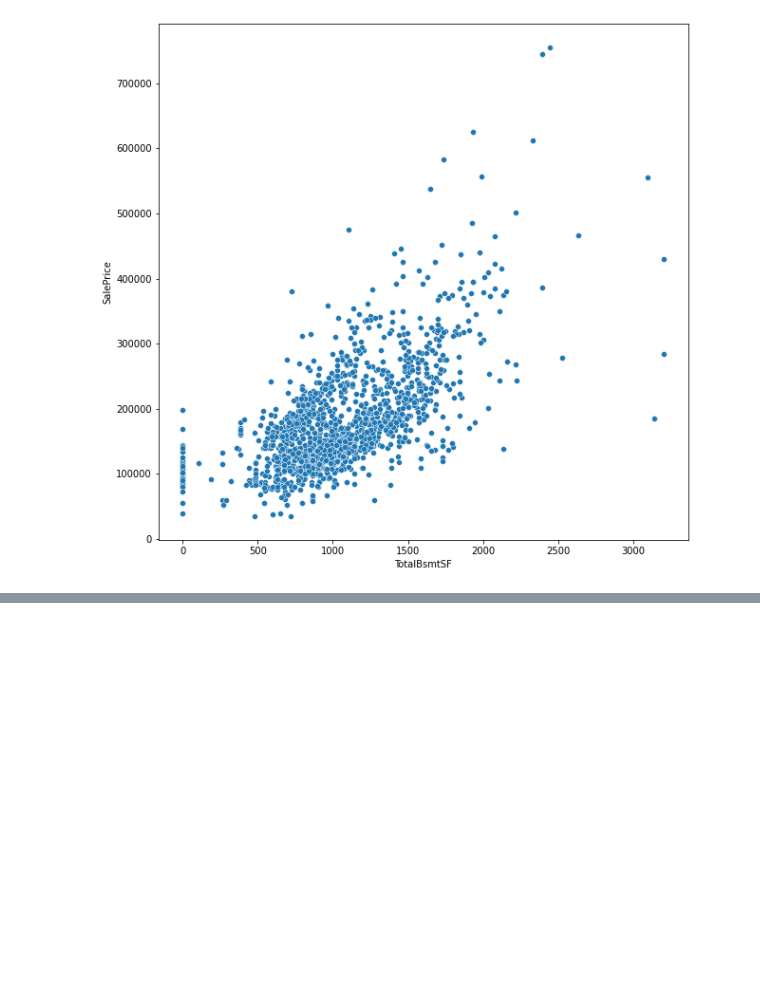
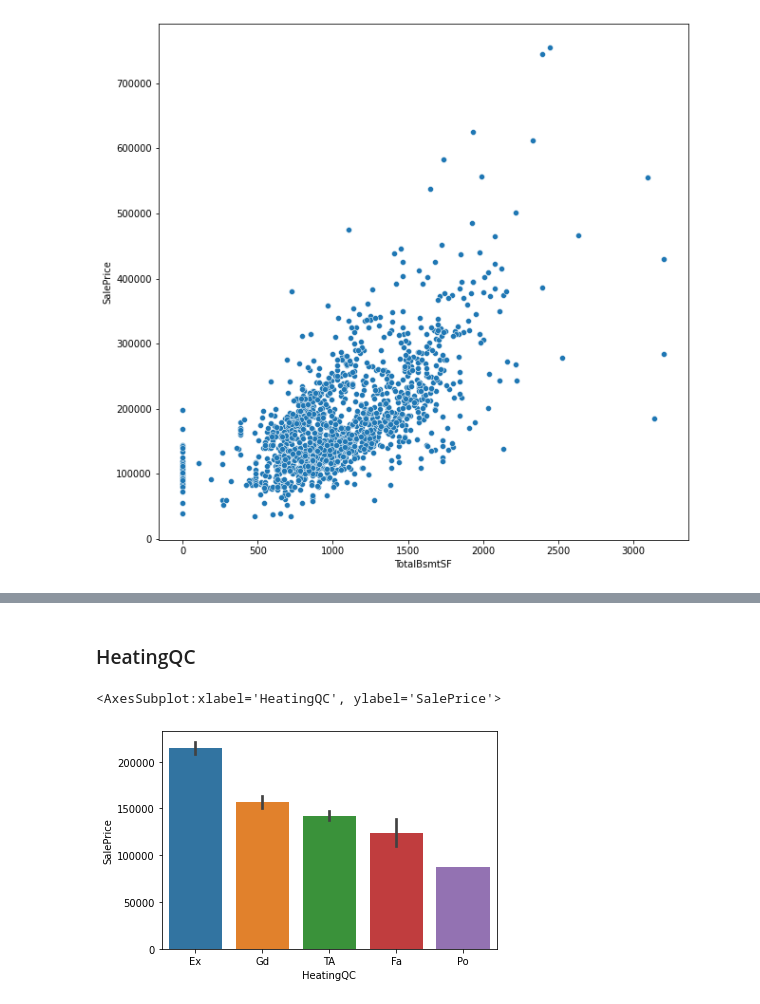
Before and after one commit to hoangquy18/Machine-Learning, a Jupyter notebook: Machine Learning/House/house.ipynb, the cells around one changed output, grey strips where cells are left out. Saved outputs shown, nothing was run; the diff lists cells and outputs as text; code cells hidden in the pictures; blank space fills up the shorter version.

```diff
--- a/Machine Learning/House/house.ipynb
+++ b/Machine Learning/House/house.ipynb
@@ -562,0 +572,7 @@ sns.scatterplot(data = train_data,x='TotalBsmtSF',y='SalePrice')
+# %% [markdown]
+### HeatingQC
+# %%
+sns.barplot(data = train_data,x='HeatingQC',y='SalePrice')
+# %% [output]
+<AxesSubplot:xlabel='HeatingQC', ylabel='SalePrice'>
+[figure, added]
```
Also changed, not shown: parts of 73 cells of this notebook, 1 other file.
